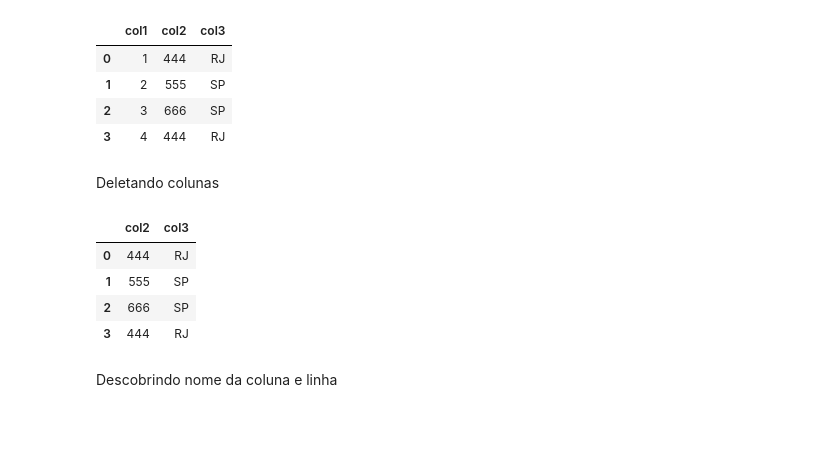
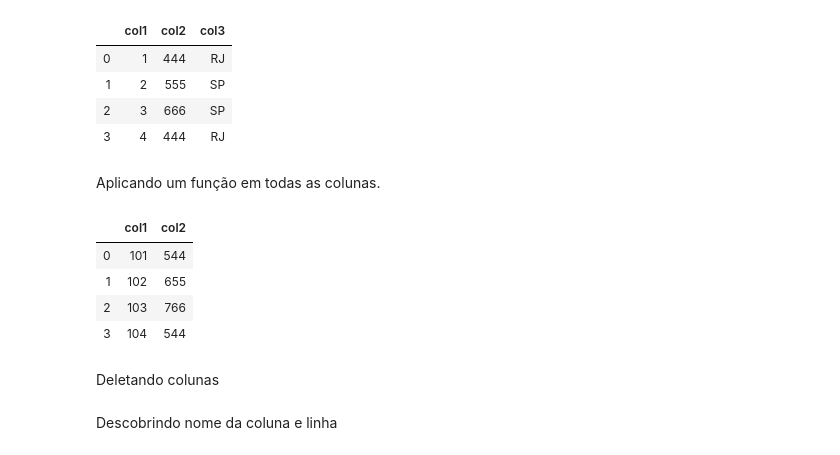
Before and after one commit to GMizuno/analise_de_dados, a Jupyter notebook: Pandas parte 2.ipynb, the cells around one changed output. Saved outputs shown, nothing was run; the diff lists cells and outputs as text; code cells hidden in the pictures; blank space fills up the shorter version.

```diff
--- a/Pandas parte 2.ipynb
+++ b/Pandas parte 2.ipynb
@@ -514,17 +514,22 @@ df
 | 1 | 2 | 555 | SP |
 | 2 | 3 | 666 | SP |
 | 3 | 4 | 444 | RJ |
+# %% [markdown]
+Aplicando um função em todas as colunas.
+# %%
+df = pd.DataFrame({'col1':[1, 2, 3, 4], 'col2': [444, 555, 666, 444]})
+df.apply(lambda x: x+100)
+# %% [output]
+|  | col1 | col2 |
+| 0 | 101 | 544 |
+| 1 | 102 | 655 |
+| 2 | 103 | 766 |
+| 3 | 104 | 544 |
 # %% [markdown]
 Deletando colunas
 # %%
 del df['col1']
 df
-# %% [output]
-|  | col2 | col3 |
-| 0 | 444 | RJ |
-| 1 | 555 | SP |
-| 2 | 666 | SP |
-| 3 | 444 | RJ |
 # %%
 df = pd.DataFrame({'col1':[1, 2, 3, 4], 'col2': [444, 555, 666, 444], 'col3': ['abc', 'def', 'ghi', 'xyz']})
 # %% [markdown]
```
Also changed, not shown: parts of 12 cells of this notebook, 8 other files.
